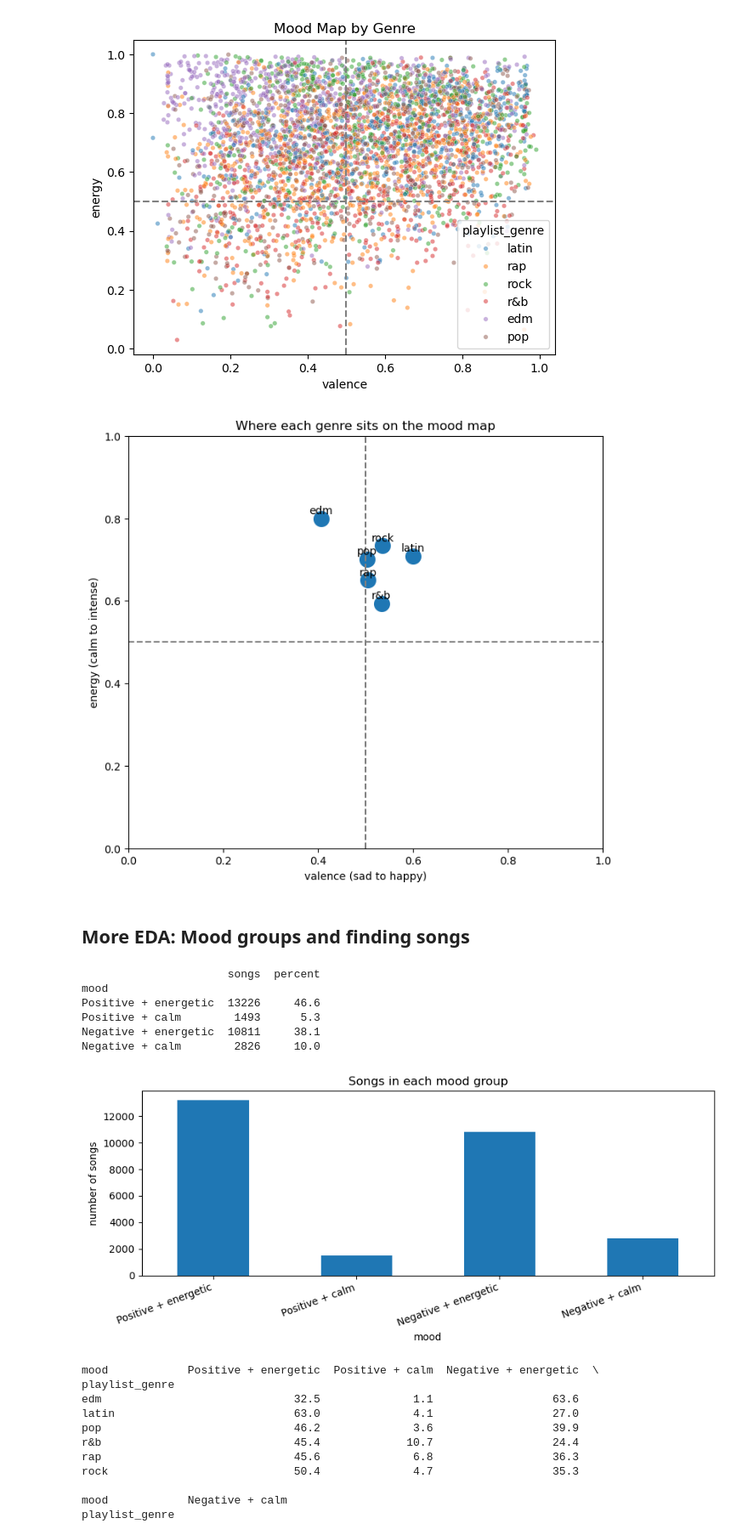
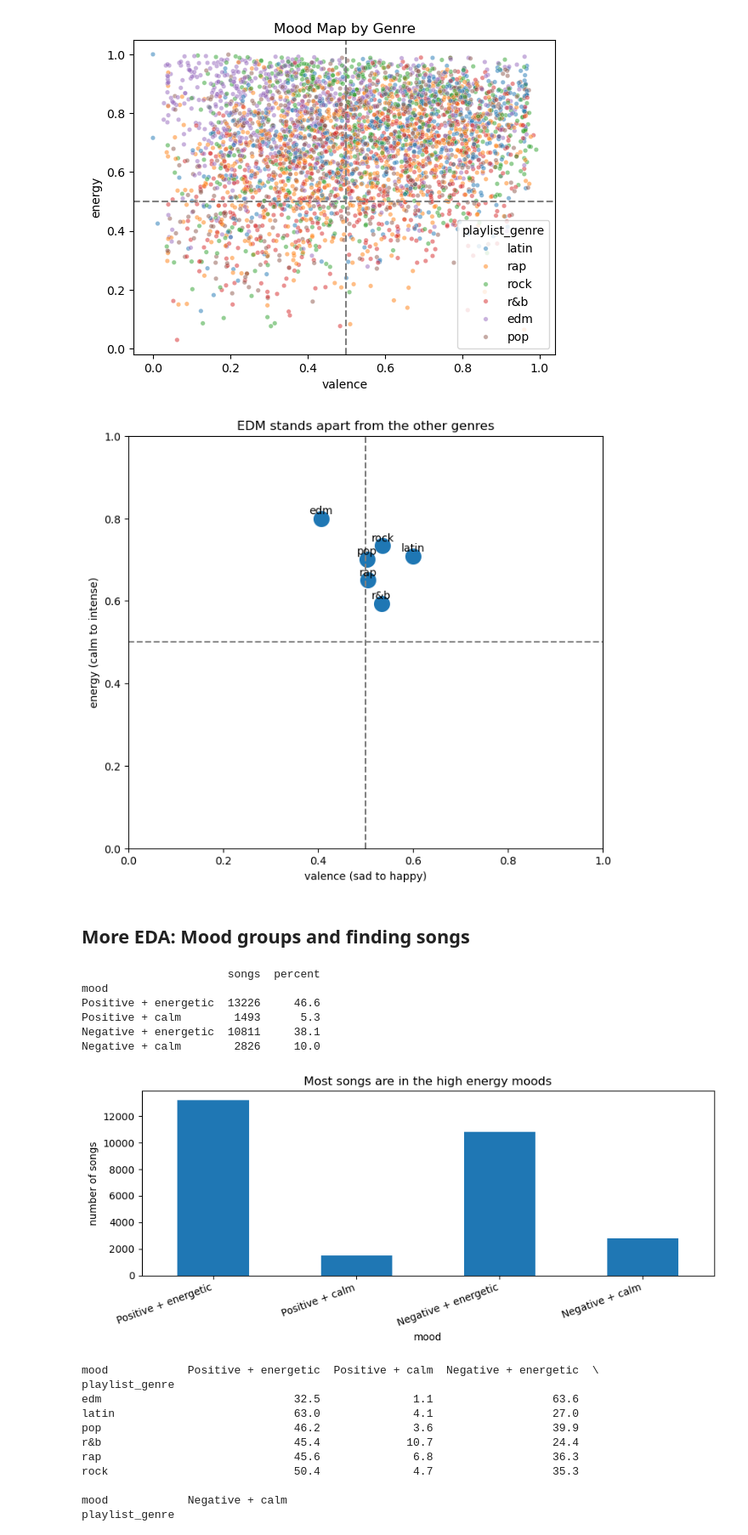
Before and after one commit to aayushimalhotra3/cmse830-midterm-project, a Jupyter notebook: eda.ipynb, the cells around one changed output. Shown at 85% size. Drawn from its saved outputs; the diff is of its cells as text; code cells hidden in the pictures.

Commit message:
updated eda graph titles

```diff
--- a/eda.ipynb
+++ b/eda.ipynb
@@ -98,44 +98,44 @@ plt.axvline(0.5, color="gray", ls="--")
 plt.xlim(0, 1); plt.ylim(0, 1)
 plt.xlabel("valence (sad to happy)")
 plt.ylabel("energy (calm to intense)")
-plt.title("Where each genre sits on the mood map")
+plt.title("EDM stands apart from the other genres")
 plt.show()
 # %% [output]
-[figure, old version]
+[figure, new version]
 # %% [markdown]
 ## More EDA: Mood groups and finding songs
 # %%
 def get_mood(row):
     if row["valence"] >= 0.5:
         if row["energy"] >= 0.5:
             return "Positive + energetic"
         return "Positive + calm"
     if row["energy"] >= 0.5:
         return "Negative + energetic"
     return "Negative + calm"
 
 songs["mood"] = songs.apply(get_mood, axis=1)
 by_genre["mood"] = by_genre.apply(get_mood, axis=1)
 
 moods = ["Positive + energetic", "Positive + calm", "Negative + energetic", "Negative + calm"]
 mood_counts = songs["mood"].value_counts().reindex(moods)
 mood_percent = (mood_counts / len(songs) * 100).round(1)
 
 print(pd.DataFrame({"songs": mood_counts, "percent": mood_percent}))
 mood_counts.plot(kind="bar", figsize=(9, 4))
 plt.ylabel("number of songs")
-plt.title("Songs in each mood group")
+plt.title("Most songs are in the high energy moods")
 plt.xticks(rotation=20, ha="right")
 plt.tight_layout()
 plt.show()
 # %% [output]
                       songs  percent
 mood
 Positive + energetic  13226     46.6
 Positive + calm        1493      5.3
 Negative + energetic  10811     38.1
 Negative + calm        2826     10.0
-[figure, old version]
+[figure, new version]
 # %%
 genre_moods = pd.crosstab(by_genre["playlist_genre"], by_genre["mood"], normalize="index") * 100
 
```
Also changed, not shown: parts of 3 cells of this notebook.
